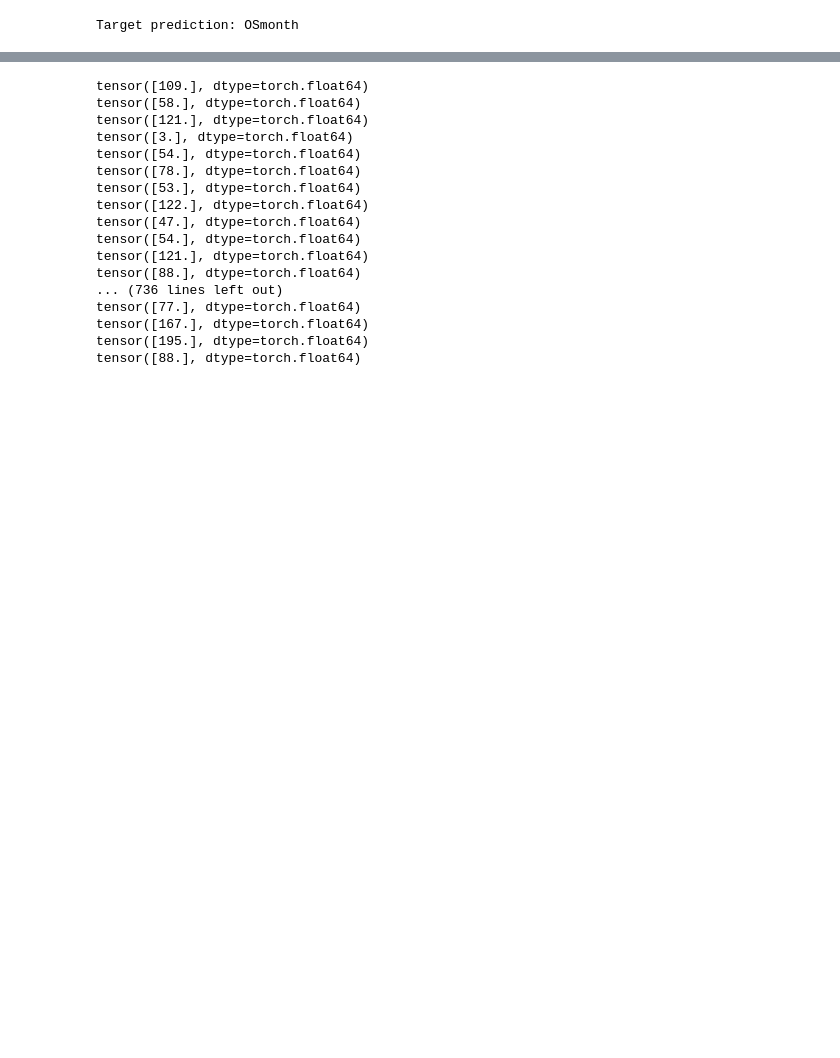
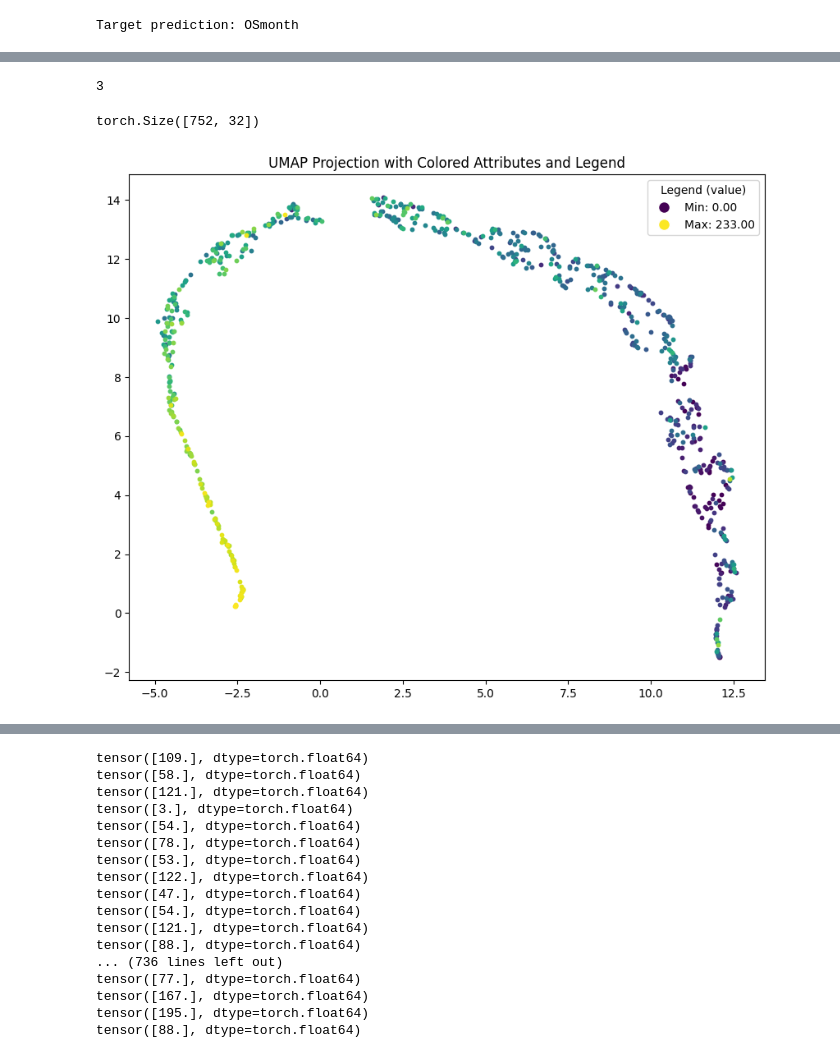
Before and after one commit to saezlab/GNNClinicalOutcomePrediction, a Jupyter notebook: bin/testing2.ipynb, the cells around one changed output, grey strips where cells are left out. Saved outputs shown, nothing was run; the diff lists cells and outputs as text; code cells hidden in the pictures; blank space fills up the shorter version.

Commit message:
Extraction of different embeddings

```diff
--- a/bin/testing2.ipynb
+++ b/bin/testing2.ipynb
@@ -49,0 +54,22 @@ plotting.UMAP_plot(emd512, related_data, 'osmonth')
+# %%
+
+emd_mp, related_data_mp = embeddings.get_intermediate_embeddings_for_dataset(model, dataset, batch_size=1, mode="CNV")
+# %%
+len(emd_mp)
+# %% [output]
+3
+# %%
+MS_L0 = emd_mp[0]
+MS_L1 = emd_mp[1]
+MS_L2 = emd_mp[2]
+# %%
+# Get mean of the columns for MS_LX
+MS_L2.shape
+# %% [output]
+torch.Size([752, 32])
+# %%
+import plotting
+
+plotting.UMAP_plot(MS_L2, related_data_mp, 'osmonth')
+# %% [output]
+[figure, added]
```
Also changed, not shown: parts of 5 cells of this notebook, 3 other files.
